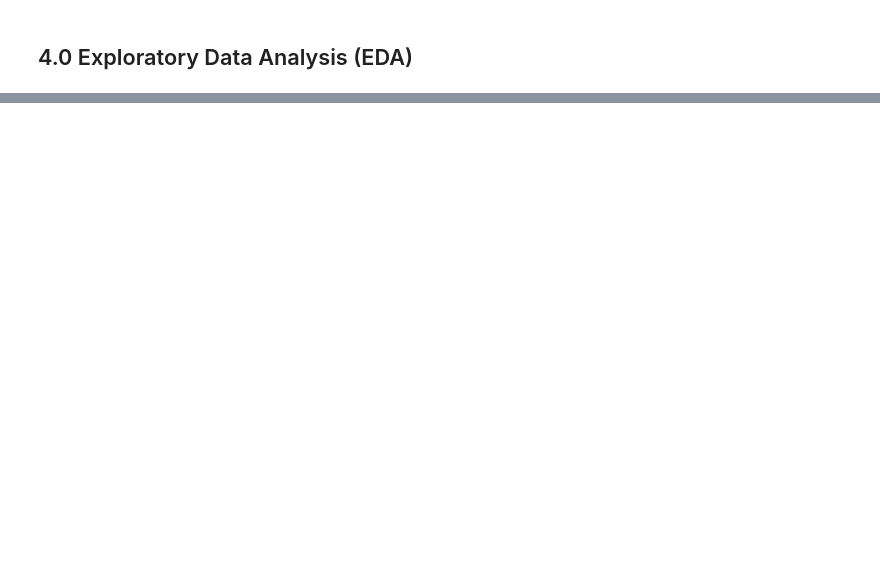
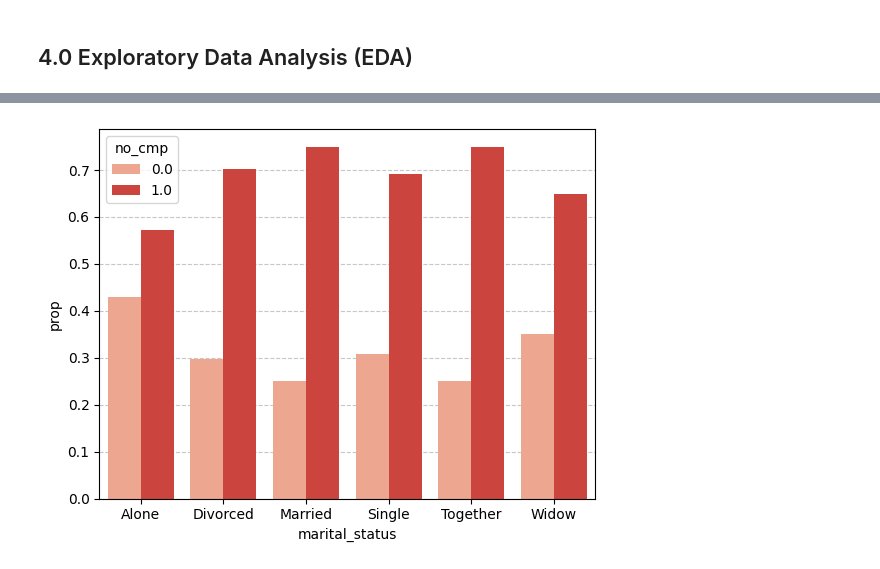
Before and after one commit to jooaobrum/marketing_campaign_CRM_case, a Jupyter notebook: notebooks/crm_ifood_data_analysis.ipynb, the cells around one changed output, grey strips where cells are left out. Cells and saved outputs as stored; diff of their text form; code cells hidden in the pictures; blank space fills up the shorter version.

```diff
--- a/notebooks/crm_ifood_data_analysis.ipynb
+++ b/notebooks/crm_ifood_data_analysis.ipynb
@@ -90,0 +547,14 @@ Since the business case is composed by 3 parts, I will split the problem in 3 di
+# %%
+users_no_cmp = df4[(df4['acceptedcmp1'] != 1) & (df4['acceptedcmp2'] != 1) & (df4['acceptedcmp3'] != 1) & (df4['acceptedcmp4'] != 1) & (df4['acceptedcmp5'] != 1) & (df4['response'] != 1)].index
+users_cmp = df4[~df4.index.isin(users_no_cmp)].index
+# %%
+df4.loc[users_no_cmp, 'no_cmp'] = 1
+df4.loc[df4.index.isin(users_cmp), 'no_cmp'] = 0
+# %%
+df_marital = df4.groupby('marital_status')['no_cmp'].value_counts(normalize=True).reset_index(name='prop')
+sns.barplot(data=df_marital,x='marital_status',y='prop',palette = sns.color_palette('Reds', 2), hue='no_cmp')
+
+plt.rc('axes', axisbelow=True)
+plt.grid(axis='y', linestyle='--', alpha=0.7)
+# %% [output]
+[figure, added]
```
Also changed, not shown: parts of 126 cells of this notebook, 3 other files.
